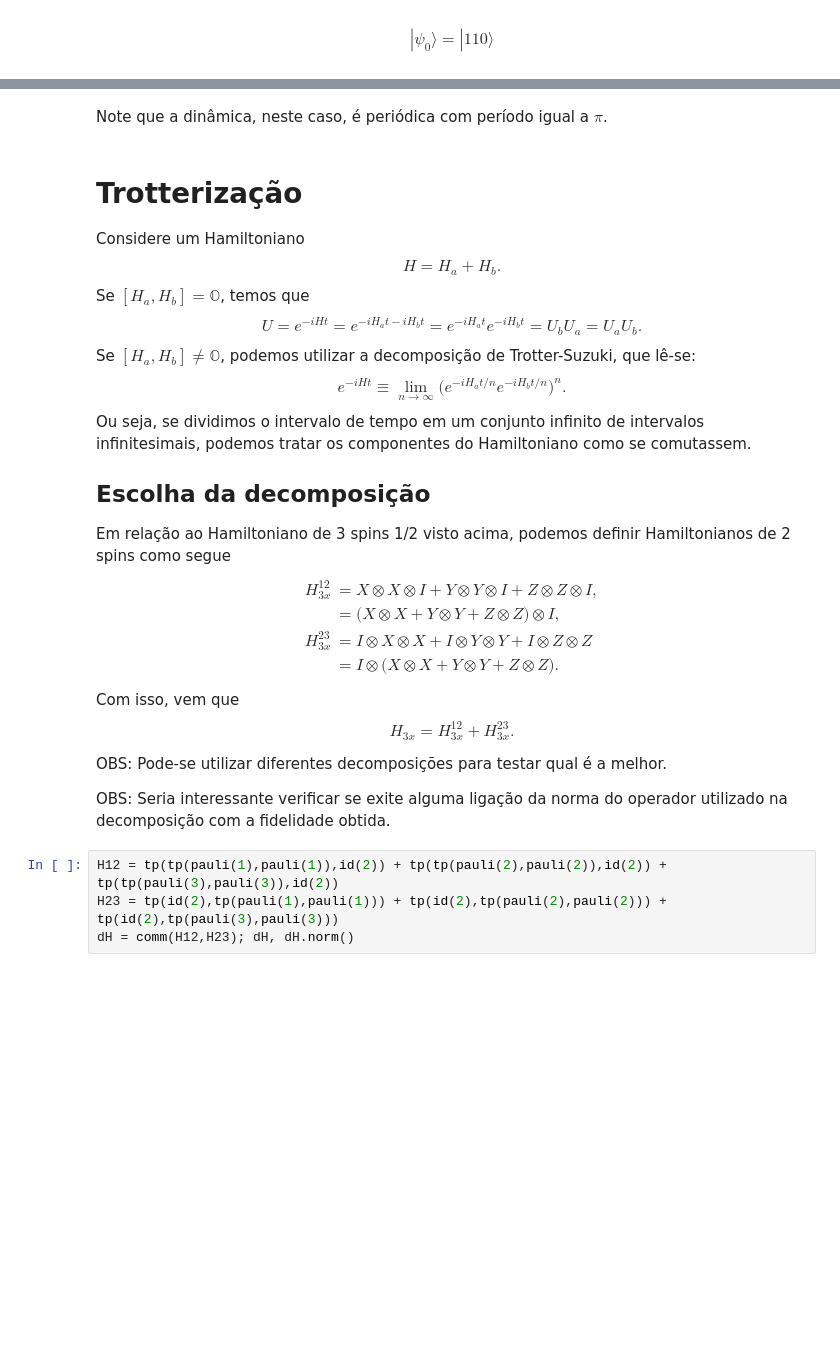
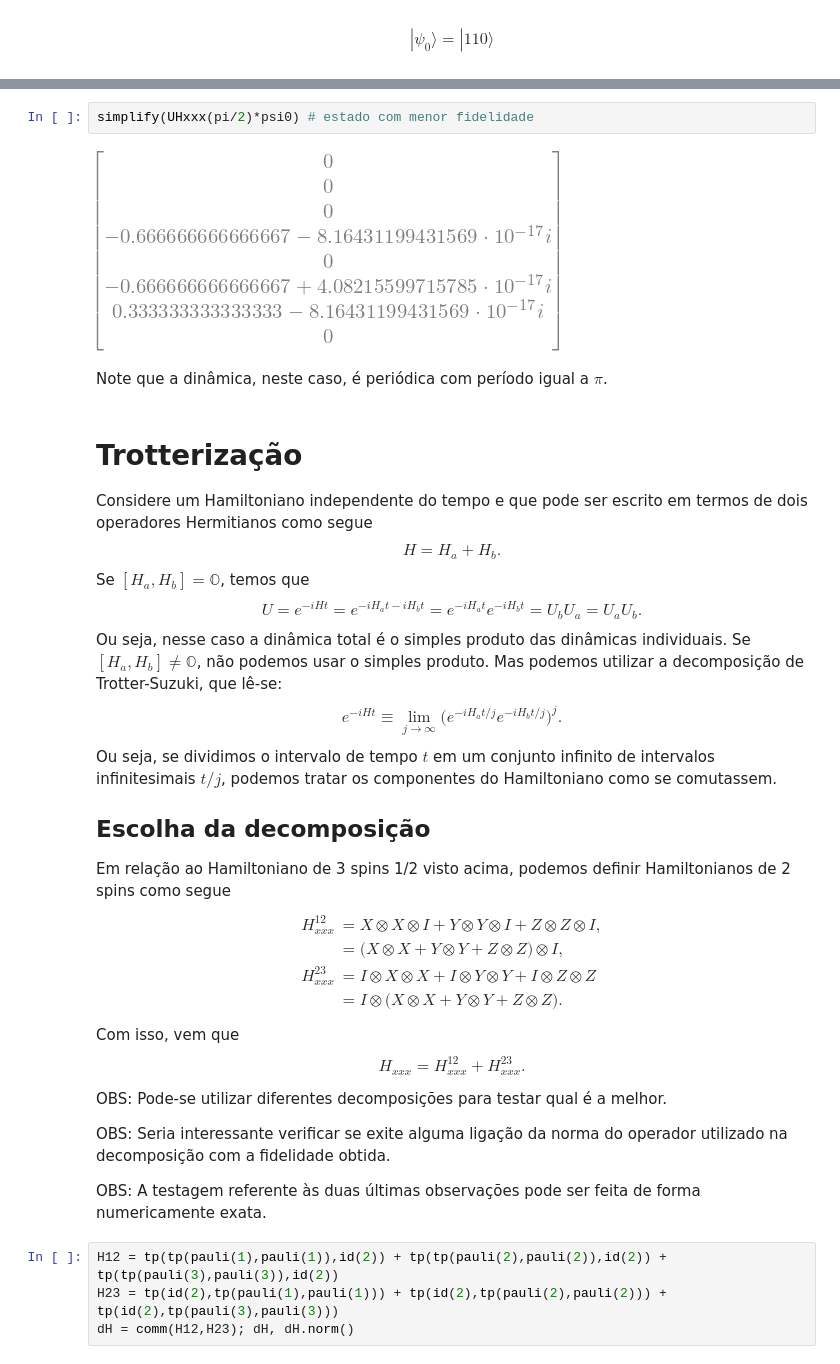
Before and after one commit to abbarreto/qiskit, a Jupyter notebook: 19_trotter.ipynb, the cells around one changed output, grey strips where cells are left out. Drawn from its saved outputs; the diff is of its cells as text; blank space fills up the shorter version.

```diff
--- a/19_trotter.ipynb
+++ b/19_trotter.ipynb
@@ -62,29 +62,36 @@ plt.plot(t, F); plt.xlabel(r'$t$'); plt.ylabel(r'$F$'); plt.grid(); plt.show()
+# %%
+simplify(UHxxx(pi/2)*psi0) # estado com menor fidelidade
+# %% [output]
+[figure, added]
 # %% [markdown]
 Note que a dinâmica, neste caso, é periódica com período igual a $\pi$.
 # %% [markdown]
 # Trotterização
-Considere um Hamiltoniano
+Considere um Hamiltoniano independente do tempo e que pode ser escrito em termos de dois operadores Hermitianos como segue
 $$H = H_{a} + H_{b}.$$
 Se $[H_{a},H_{b}]=\mathbb{O}$, temos que
 $$U = e^{-iHt} = e^{-iH_{a}t-iH_{b}t} = e^{-iH_{a}t}e^{-iH_{b}t} = U_{b}U_{a} = U_{a}U_{b}.$$
-Se $[H_{a},H_{b}]\ne\mathbb{O}$, podemos utilizar a decomposição de Trotter-Suzuki, que lê-se:
-$$e^{-iHt} \equiv \lim_{n\rightarrow\infty}\Big(e^{-iH_{a}t/n}e^{-iH_{b}t/n}\Big)^{n}.$$
-Ou seja, se dividimos o intervalo de tempo em um conjunto infinito de intervalos infinitesimais, podemos tratar os componentes do Hamiltoniano como se comutassem.
+Ou seja, nesse caso a dinâmica total é o simples produto das dinâmicas individuais.
+Se $[H_{a},H_{b}]\ne\mathbb{O}$, não podemos usar o simples produto. Mas podemos utilizar a decomposição de Trotter-Suzuki, que lê-se:
+$$e^{-iHt} \equiv \lim_{j\rightarrow\infty}\Big(e^{-iH_{a}t/j}e^{-iH_{b}t/j}\Big)^{j}.$$
+Ou seja, se dividimos o intervalo de tempo $t$ em um conjunto infinito de intervalos infinitesimais $t/j$, podemos tratar os componentes do Hamiltoniano como se comutassem.
 
 ## Escolha da decomposição
 Em relação ao Hamiltoniano de 3 spins 1/2 visto acima, podemos definir Hamiltonianos de 2 spins como segue
 \begin{align}
-H_{3x}^{12} & = X\otimes X\otimes I + Y\otimes Y\otimes I + Z\otimes Z\otimes I, \\
+H_{xxx}^{12} & = X\otimes X\otimes I + Y\otimes Y\otimes I + Z\otimes Z\otimes I, \\
 & = \big(X\otimes X + Y\otimes Y + Z\otimes Z\big)\otimes I, \\
-H_{3x}^{23} &= I\otimes X\otimes X + I\otimes Y\otimes Y + I\otimes Z\otimes Z \\
+H_{xxx}^{23} &= I\otimes X\otimes X + I\otimes Y\otimes Y + I\otimes Z\otimes Z \\
  & = I\otimes \big(X\otimes X +  Y\otimes Y +  Z\otimes Z\big).
 \end{align}
 Com isso, vem que
-$$H_{3x} = H_{3x}^{12} + H_{3x}^{23}.$$
+$$H_{xxx} = H_{xxx}^{12} + H_{xxx}^{23}.$$
 
 OBS: Pode-se utilizar diferentes decomposições para testar qual é a melhor.
 
 OBS: Seria interessante verificar se exite alguma ligação da norma do operador utilizado na decomposição com a fidelidade obtida.
+
+OBS: A testagem referente às duas últimas observações pode ser feita de forma numericamente exata.
 # %%
 H12 = tp(tp(pauli(1),pauli(1)),id(2)) + tp(tp(pauli(2),pauli(2)),id(2)) + tp(tp(pauli(3),pauli(3)),id(2))
 H23 = tp(id(2),tp(pauli(1),pauli(1))) + tp(id(2),tp(pauli(2),pauli(2))) + tp(id(2),tp(pauli(3),pauli(3)))
```
Also changed, not shown: parts of 40 cells of this notebook, 4 other files.
